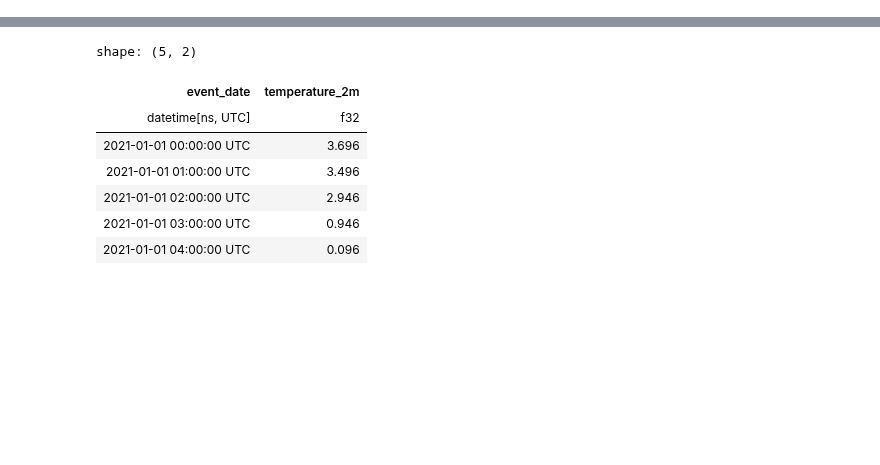
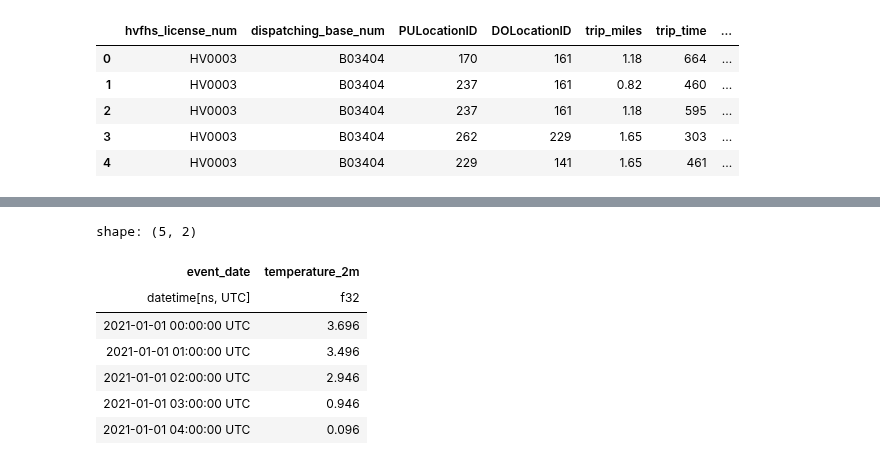
Before and after one commit to clblommberg/MVP_ML_TransporteNY, a Jupyter notebook: notebooks/test.ipynb, the cells around one changed output, grey strips where cells are left out. Cells and saved outputs as stored; diff of their text form; code cells hidden in the pictures; blank space fills up the shorter version.

```diff
--- a/notebooks/test.ipynb
+++ b/notebooks/test.ipynb
@@ -8,0 +13,16 @@ import pyarrow.parquet as pq
+# %%
+# Obtener la lista de archivos Parquet procesados en el directorio
+directorio = "../datasets/processed/ffvh_analytics/ffvh_analytics_part_0.parquet"
+
+# Lee el archivo Parquet utilizando Dask
+df_dask = dd.read_parquet(directorio)
+#df_dask_particionado = df_dask.repartition(npartitions=4)
+# %%
+df_dask.head()
+# %% [output]
+|  | hvfhs_license_num | dispatching_base_num | PULocationID | DOLocationID | trip_miles | trip_time | ... |
+| 0 | HV0003 | B03404 | 170 | 161 | 1.18 | 664 | ... |
+| 1 | HV0003 | B03404 | 237 | 161 | 0.82 | 460 | ... |
+| 2 | HV0003 | B03404 | 237 | 161 | 1.18 | 595 | ... |
+| 3 | HV0003 | B03404 | 262 | 229 | 1.65 | 303 | ... |
+| 4 | HV0003 | B03404 | 229 | 141 | 1.65 | 461 | ... |
```
Also changed, not shown: parts of 4 cells of this notebook, 6 other files.
